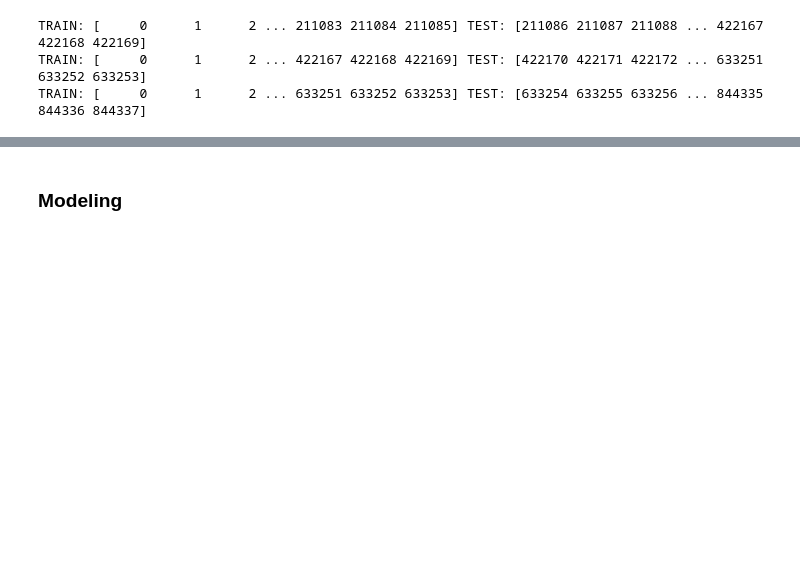
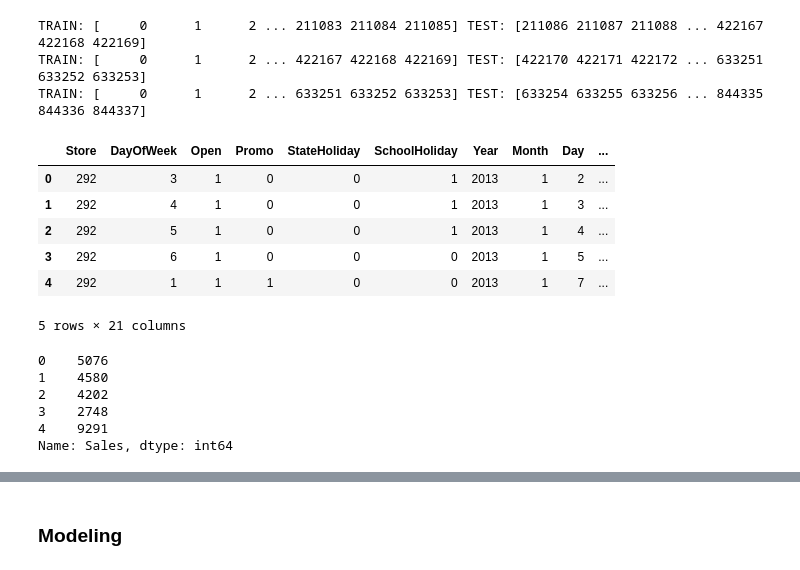
Before and after one commit to cuthlo/springboard, a Jupyter notebook: capstone_project2/Linear Regression Feature_and_Modeling .ipynb, the cells around one changed output, grey strips where cells are left out. Cells and saved outputs as stored; diff of their text form; code cells hidden in the pictures; blank space fills up the shorter version.

```diff
--- a/capstone_project2/Linear Regression Feature_and_Modeling .ipynb
+++ b/capstone_project2/Linear Regression Feature_and_Modeling .ipynb
@@ -68,3 +68,6 @@ TimeSeriesSplit(max_train_size=None, n_splits=3)
 X_columns = df_train_store.columns.values
 X_columns = X_columns.tolist()
 X_columns.remove('Sales')
+#X_columns.remove('PromoOpenByMonth')
+X_columns.remove('SalePerCustomer')
+X_columns.remove('Customers')
@@ -79,3 +102,22 @@ for train_index, test_index in tscv.split(X):
 TRAIN: [     0      1      2 ... 211083 211084 211085] TEST: [211086 211087 211088 ... 422167 422168 422169]
 TRAIN: [     0      1      2 ... 422167 422168 422169] TEST: [422170 422171 422172 ... 633251 633252 633253]
 TRAIN: [     0      1      2 ... 633251 633252 633253] TEST: [633254 633255 633256 ... 844335 844336 844337]
+# %%
+X.head()
+# %% [output]
+|  | Store | DayOfWeek | Open | Promo | StateHoliday | SchoolHoliday | Year | Month | Day | ... |
+| 0 | 292 | 3 | 1 | 0 | 0 | 1 | 2013 | 1 | 2 | ... |
+| 1 | 292 | 4 | 1 | 0 | 0 | 1 | 2013 | 1 | 3 | ... |
+| 2 | 292 | 5 | 1 | 0 | 0 | 1 | 2013 | 1 | 4 | ... |
+| 3 | 292 | 6 | 1 | 0 | 0 | 0 | 2013 | 1 | 5 | ... |
+| 4 | 292 | 1 | 1 | 1 | 0 | 0 | 2013 | 1 | 7 | ... |
+5 rows × 21 columns
+# %%
+y.head()
+# %% [output]
+0    5076
+1    4580
+2    4202
+3    2748
+4    9291
+Name: Sales, dtype: int64
```
Also changed, not shown: parts of 15 cells of this notebook, 3 other files.
